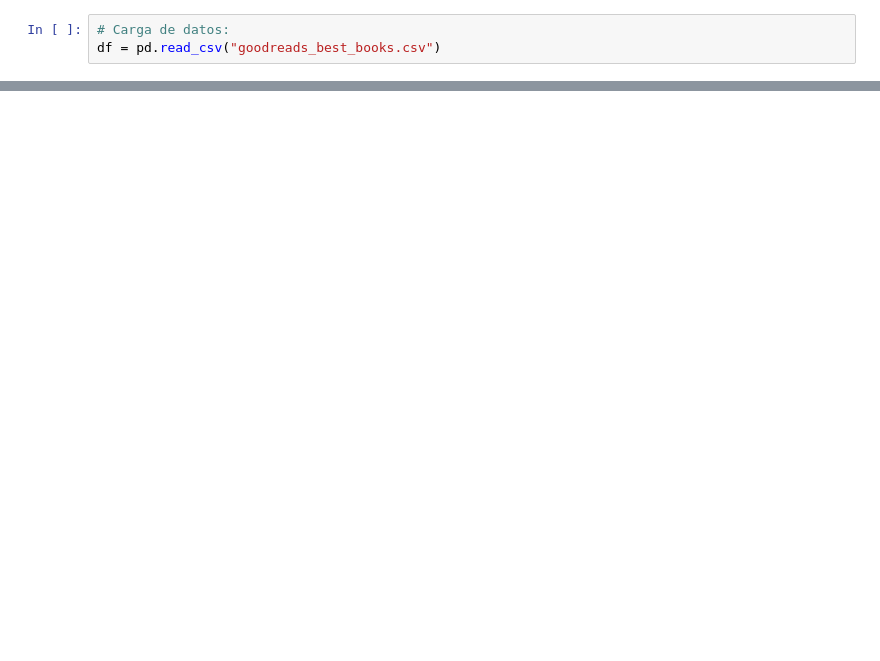
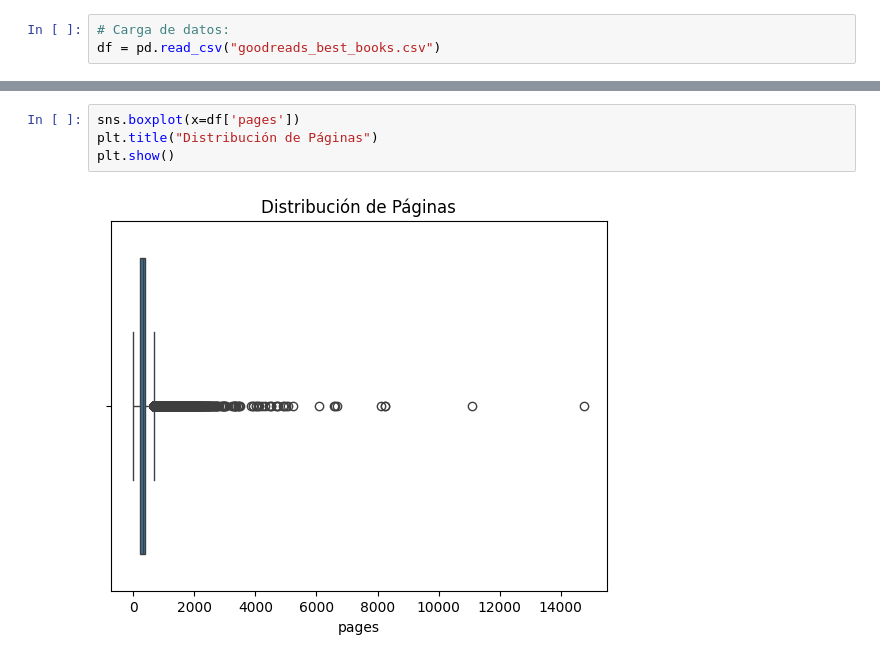
Before and after one commit to fgoiri/2026-02-BILBAO-FT-Data-Science, a Jupyter notebook: 2-Data_Analysis/EDA/EDA Goodreads/EDA_Books.ipynb, the cells around one changed output, grey strips where cells are left out. Drawn from its saved outputs; the diff is of its cells as text; blank space fills up the shorter version.

```diff
--- a/2-Data_Analysis/EDA/EDA Goodreads/EDA_Books.ipynb
+++ b/2-Data_Analysis/EDA/EDA Goodreads/EDA_Books.ipynb
@@ -74,0 +280,6 @@ dtype: int64
+# %%
+sns.boxplot(x=df['pages'])
+plt.title("Distribución de Páginas")
+plt.show()
+# %% [output]
+[figure, added]
```
Also changed, not shown: parts of 19 cells of this notebook, 4 other files.
